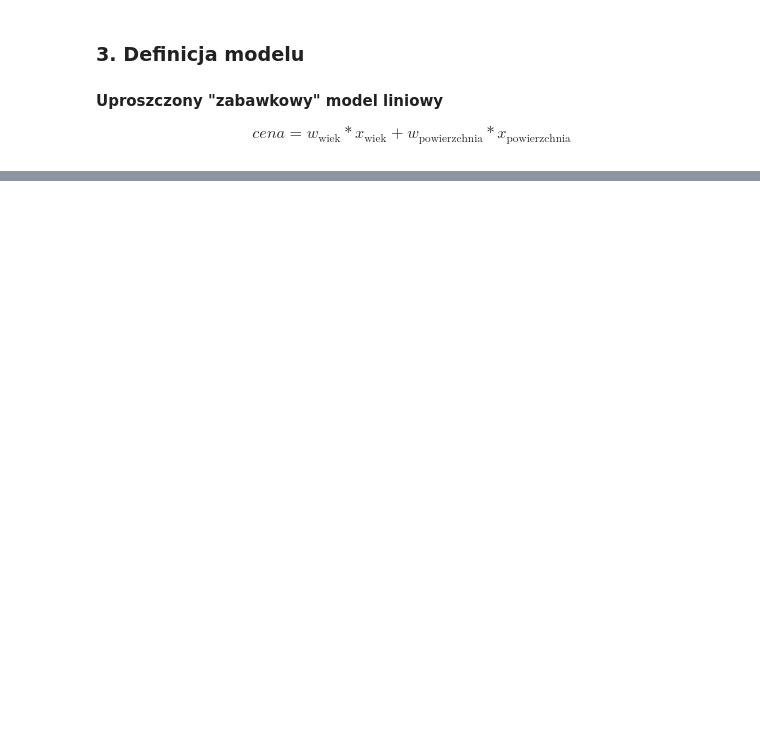
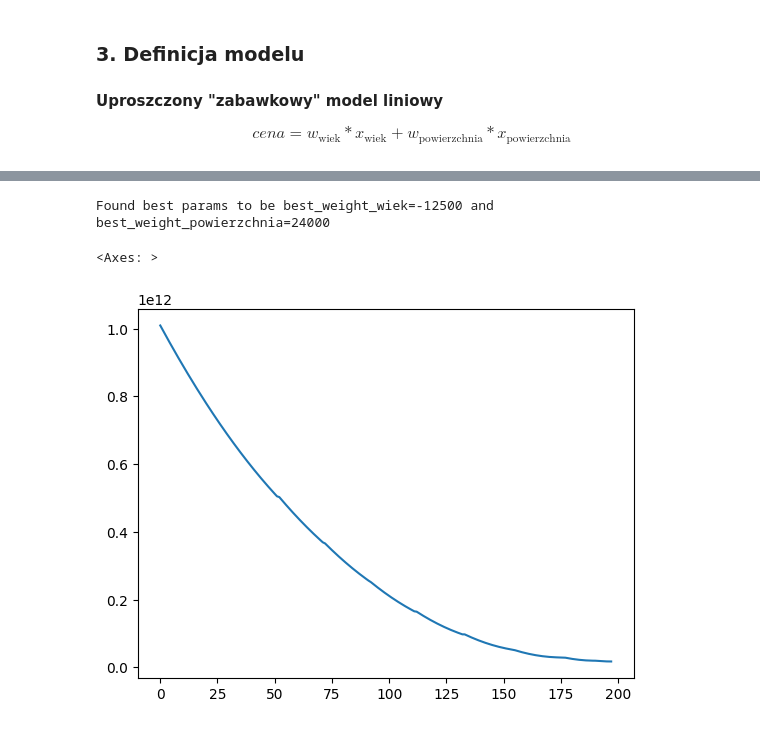
Before and after one commit to int8/merito-ml-week1, a Jupyter notebook: task1-toy-ml.ipynb, the cells around one changed output, grey strips where cells are left out. Saved outputs shown, nothing was run; the diff lists cells and outputs as text; code cells hidden in the pictures; blank space fills up the shorter version.

```diff
--- a/task1-toy-ml.ipynb
+++ b/task1-toy-ml.ipynb
@@ -50,8 +74,10 @@ plot_grid()
 # %%
 from typing import List
+import numpy as np
 
 def compute_mse(predicted_y_cena: pd.Series, y_cena: pd.Series) -> float:
-    # TODO:
+    return ((predicted_y_cena - y_cena)**2).mean()
+
 
 class ToyLinearModel:
 
@@ -59,8 +85,10 @@ class ToyLinearModel:
         self.weight_wiek = weight_wiek
         self.weight_powierzchnia = weight_powierzchnia
 
+    # inferencja
     def predict(self, wiek: pd.Series, powierzchnia: pd.Series) -> pd.Series:
-        # TODO
+        return wiek * self.weight_wiek + powierzchnia * self.weight_powierzchnia
+
 
     def train(self, x_wiek: pd.Series, x_powierzchnia: pd.Series, y_cena: pd.Series):
         assert len(x_wiek) == len(x_powierzchnia) == len(y_cena)
@@ -72,12 +100,12 @@ class ToyLinearModel:
             for weight_wiek in GRID['wiek']:
                 self.weight_wiek = weight_wiek
                 self.weight_powierzchnia = weight_powierzchnia
-                predicted_y_cena = 0 # TODO
-                current_mse = 0 # TODO
+                predicted_y_cena = self.predict(x_wiek, x_powierzchnia)
+                current_mse = compute_mse(predicted_y_cena, y_cena)
                 if best_mse > current_mse:
-                    best_weight_wiek = 0 # TODO
-                    best_weight_powierzchnia = 0 # TODO
-                    best_mse = 0 # TODO
+                    best_weight_wiek = weight_wiek
+                    best_weight_powierzchnia = weight_powierzchnia
+                    best_mse = current_mse
                     mses.append(best_mse)
         print(f"Found best params to be {best_weight_wiek=} and {best_weight_powierzchnia=}")
         self.weight_wiek = best_weight_wiek
@@ -87,7 +116,13 @@ class ToyLinearModel:
 model = ToyLinearModel()
 # %%
-mse_list = model.train(house_prices.wiek, house_prices.powierzchnia, house_prices.cena_pln)
+mse_list = model.train(df.wiek, df.powierzchnia, df.cena_pln)
+# %% [output]
+Found best params to be best_weight_wiek=-12500 and best_weight_powierzchnia=24000
 # %%
 # Zobaczmy jak wyglądał postęp minimalizowania mse (plot mse_list)
-# TODO:
+# TODO: pd.Series
+pd.Series(mse_list).plot()
+# %% [output]
+<Axes: >
+[figure, added]
 # %%
```
Also changed, not shown: parts of 13 cells of this notebook.
